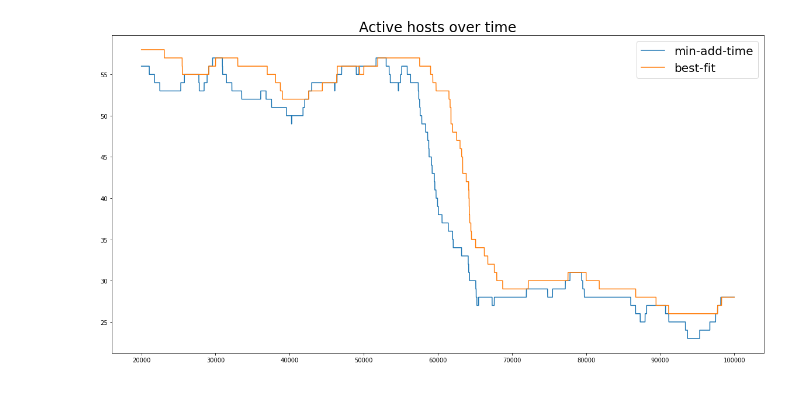
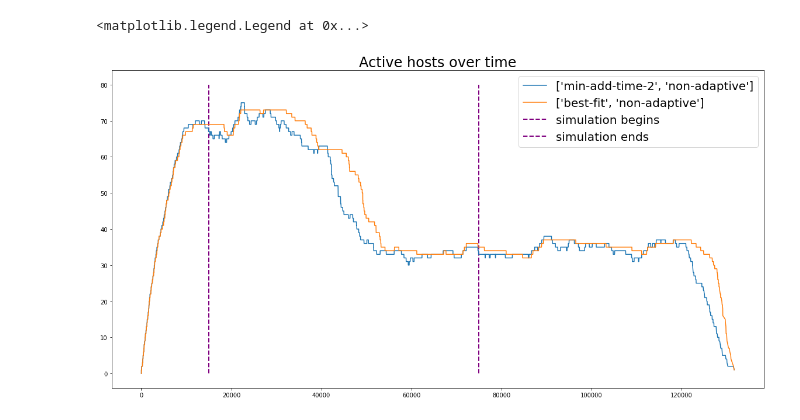
Before and after one commit to vetand/Dynamic-VM-allocation, a Jupyter notebook: painter.ipynb, the cells around one changed output. Saved outputs shown, nothing was run; the diff lists cells and outputs as text; code cells hidden in the pictures.

Commit message:
Hot fixes & new policies

```diff
--- a/painter.ipynb
+++ b/painter.ipynb
@@ -1,24 +1,41 @@
 # %%
 import matplotlib.pyplot as plt
 import os
 import json
 
 os.system("python3 generator.py 47 poisson")
 
 plt.figure(figsize = (20, 10))
 
-policies = ['min-add-time', 'best-fit']
+plt.vlines(x = 15000, ymin = 0, ymax = 80.0, colors= 'purple', ls = '--', lw = 2,
+                                                        label = 'simulation begins')
+plt.vlines(x = 75000, ymin = 0, ymax = 80.0, colors= 'purple', ls = '--', lw = 2,
+                                                        label = 'simulation ends')
+
+policies = [['min-add-time-2', 'non-adaptive'], ['best-fit', 'non-adaptive']]
 for policy in policies:
-    os.system("python3 simulator.py {}".format(policy))
+    os.system("python3 simulator.py {} {}".format(policy[0], policy[1]))
     data = json.load(open("output.json"))
     X = []
     Y = []
     for elem in data:
-        if elem['time'] >= 20000 and elem['time'] <= 100000:
-            X.append(elem['time'])
-            Y.append(elem['active hosts'])
+        X.append(elem['time'])
+        Y.append(elem['active hosts'])
     plt.title("Active hosts over time", fontsize = 24)
     plt.plot(X, Y, label = policy)
-    plt.legend(fontsize = 20)
+
+# ideal result in terms of number of bins used, simply the ideal_bins_number = int(total_util) + 1
+
+#os.system("python3 simulator.py {}".format(policy, 'non-adaptive'))
+#data = json.load(open("output.json"))
+#X = []
+#Y = []
+#for elem in data:
+#    X.append(elem['time'])
+#    Y.append(elem['ideal result'])
+#
+#plt.plot(X, Y, label = 'ideal result')
+plt.legend(fontsize = 20)
 # %% [output]
+<matplotlib.legend.Legend at 0x...>
-[figure, old version]
+[figure, new version]
```
Also changed, not shown: 3 other files.
